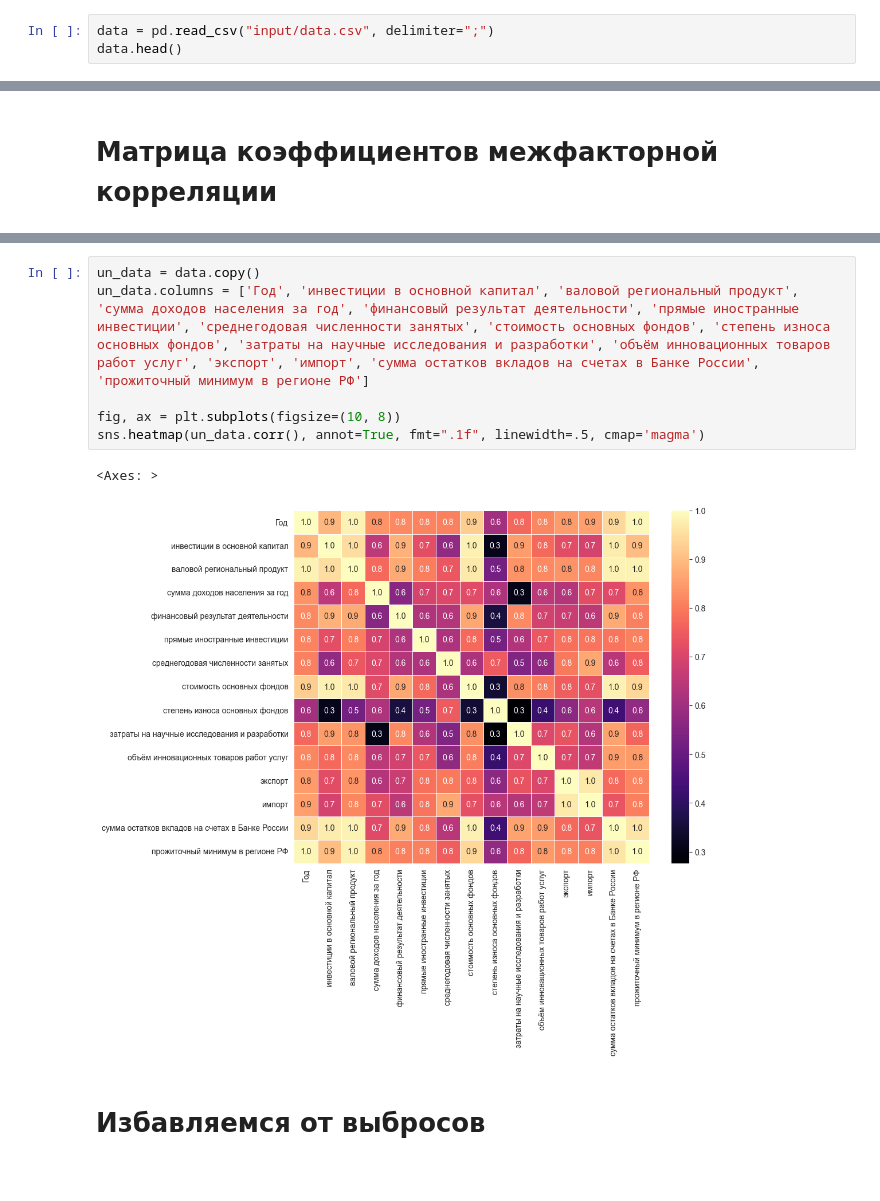
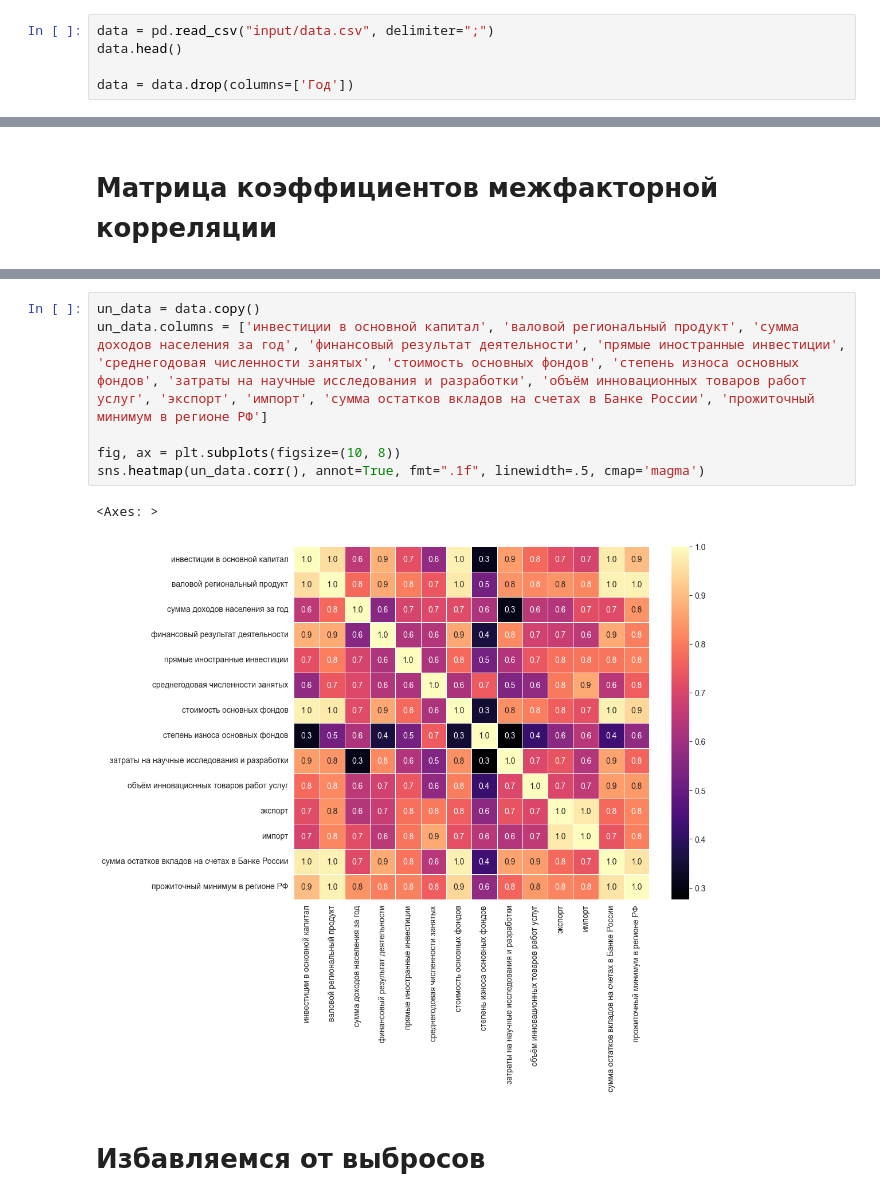
Before and after one commit to CosmDandy/-_4_-, a Jupyter notebook: analysis.ipynb, the cells around one changed output, grey strips where cells are left out. Saved outputs shown, nothing was run; the diff lists cells and outputs as text.

```diff
--- a/analysis.ipynb
+++ b/analysis.ipynb
@@ -21,3 +21,5 @@ from sklearn.model_selection import train_test_split
 # %%
 data = pd.read_csv("input/data.csv", delimiter=";")
 data.head()
+
+data = data.drop(columns=['Год'])
@@ -109,12 +104,12 @@ sns.heatmap(data.corr(), annot=True, fmt=".1f", linewidth=.5, cmap='magma')
 # %%
 un_data = data.copy()
-un_data.columns = ['Год', 'инвестиции в основной капитал', 'валовой региональный продукт', 'сумма доходов населения за год', 'финансовый результат деятельности', 'прямые иностранные инвестиции', 'среднегодовая численности занятых', 'стоимость основных фондов', 'степень износа основных фондов', 'затраты на научные исследования и разработки', 'объём инновационных товаров работ услуг', 'экспорт', 'импорт', 'сумма остатков вкладов на счетах в Банке России', 'прожиточный минимум в регионе РФ']
+un_data.columns = ['инвестиции в основной капитал', 'валовой региональный продукт', 'сумма доходов населения за год', 'финансовый результат деятельности', 'прямые иностранные инвестиции', 'среднегодовая численности занятых', 'стоимость основных фондов', 'степень износа основных фондов', 'затраты на научные исследования и разработки', 'объём инновационных товаров работ услуг', 'экспорт', 'импорт', 'сумма остатков вкладов на счетах в Банке России', 'прожиточный минимум в регионе РФ']
 
 fig, ax = plt.subplots(figsize=(10, 8))
 sns.heatmap(un_data.corr(), annot=True, fmt=".1f", linewidth=.5, cmap='magma')
 # %% [output]
 <Axes: >
-[figure, old version]
+[figure, new version]
 # %% [markdown]
 # Избавляемся от выбросов
 # %%
```
Also changed, not shown: parts of 14 cells of this notebook, 1 other file.
